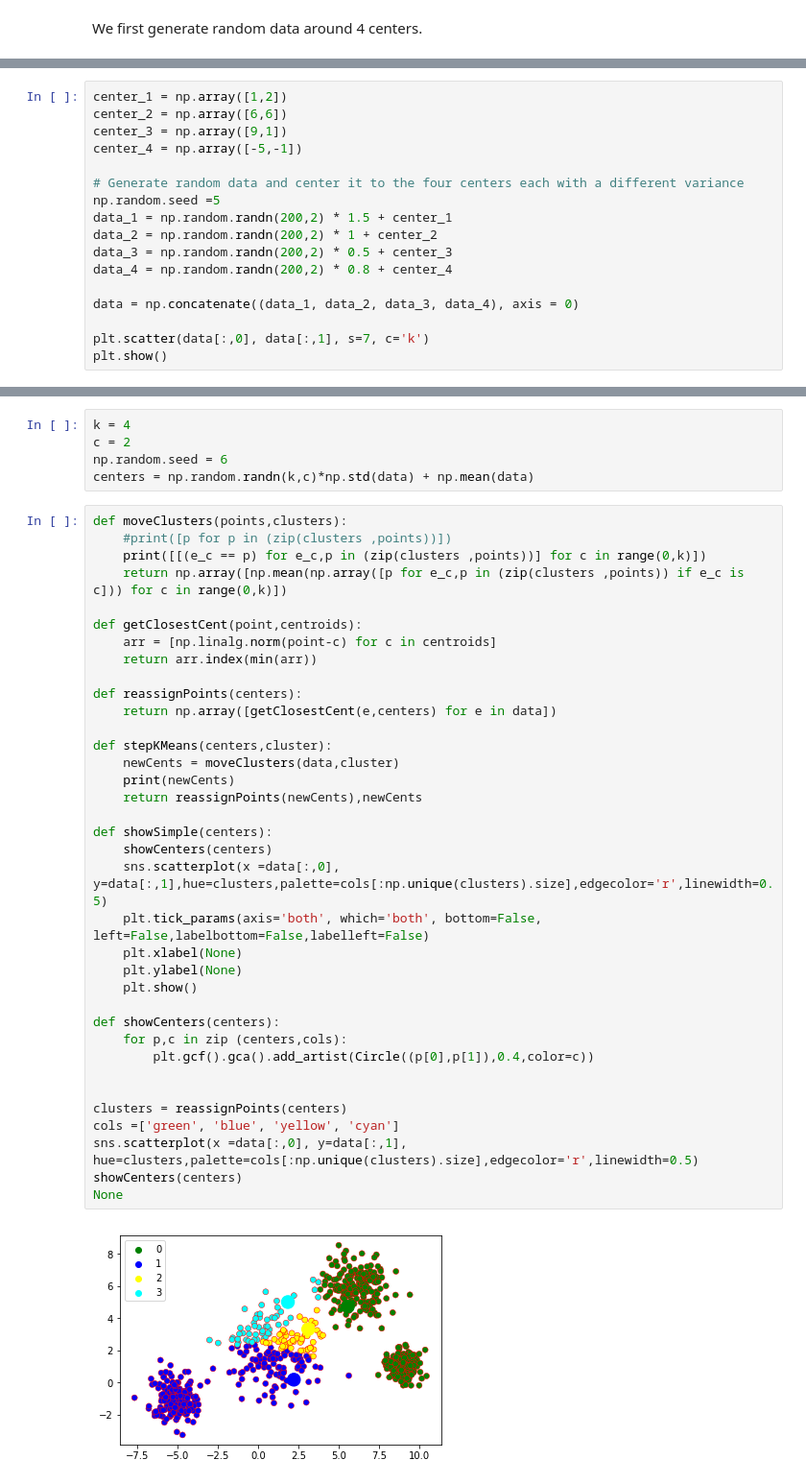
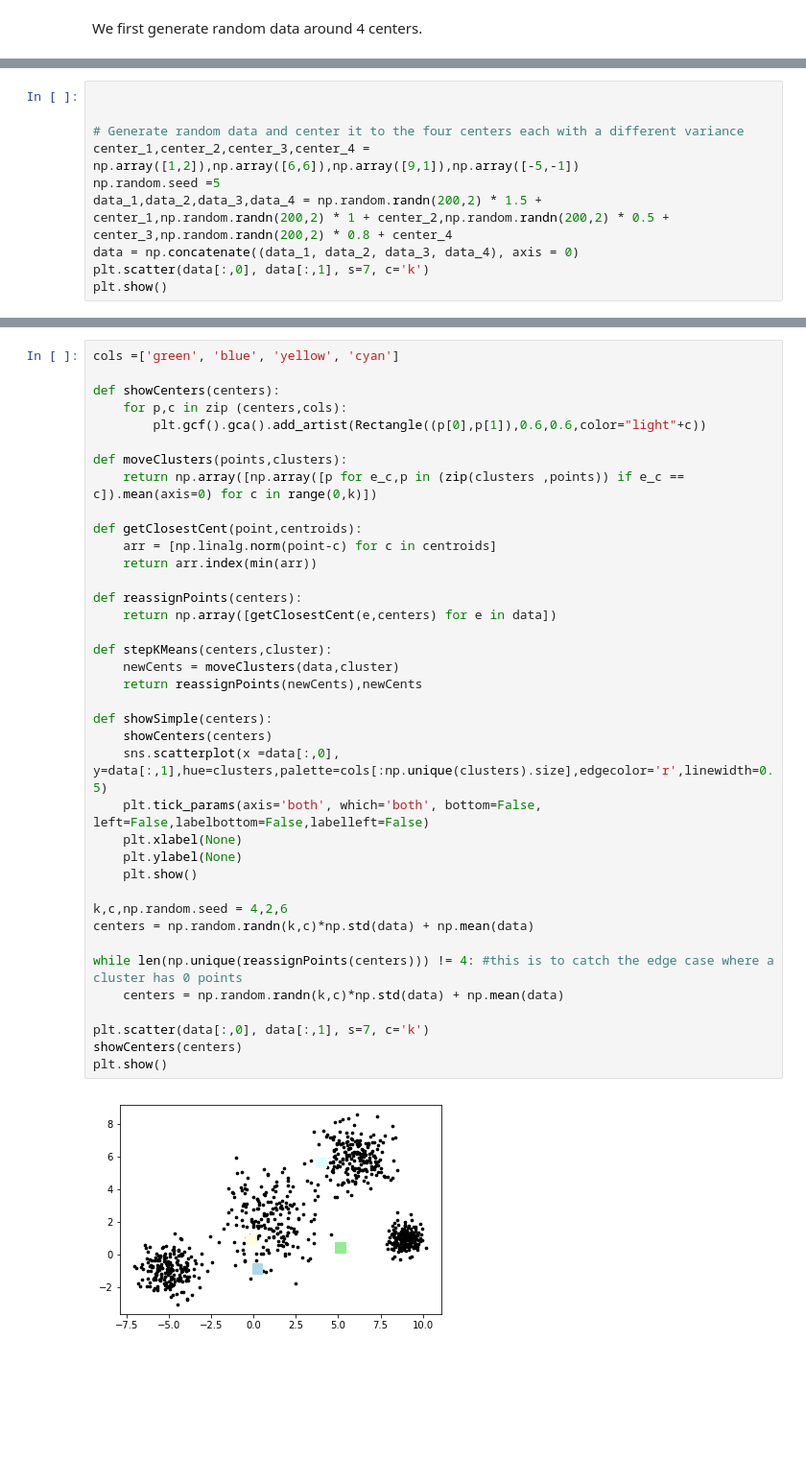
Before and after one commit to billy1234/DataScience-Portfolio, a Jupyter notebook: Portfolio3.ipynb, the cells around one changed output, grey strips where cells are left out. Shown: that part at 96% size. Saved outputs shown, nothing was run; the diff lists cells and outputs as text; blank space fills up the shorter version.

```diff
--- a/Portfolio3.ipynb
+++ b/Portfolio3.ipynb
@@ -12,19 +12,12 @@ from matplotlib.patches import Circle
 %matplotlib inline
 # %%
-center_1 = np.array([1,2])
-center_2 = np.array([6,6])
-center_3 = np.array([9,1])
-center_4 = np.array([-5,-1])
+
 
 # Generate random data and center it to the four centers each with a different variance
+center_1,center_2,center_3,center_4 = np.array([1,2]),np.array([6,6]),np.array([9,1]),np.array([-5,-1])
 np.random.seed =5
-data_1 = np.random.randn(200,2) * 1.5 + center_1
-data_2 = np.random.randn(200,2) * 1 + center_2
-data_3 = np.random.randn(200,2) * 0.5 + center_3
-data_4 = np.random.randn(200,2) * 0.8 + center_4
-
+data_1,data_2,data_3,data_4 = np.random.randn(200,2) * 1.5 + center_1,np.random.randn(200,2) * 1 + center_2,np.random.randn(200,2) * 0.5 + center_3,np.random.randn(200,2) * 0.8 + center_4
 data = np.concatenate((data_1, data_2, data_3, data_4), axis = 0)
-
 plt.scatter(data[:,0], data[:,1], s=7, c='k')
 plt.show()
 # %% [output]
@@ -41,43 +25,40 @@ This part of portfolio should contain at least:
-# %%
-k = 4
-c = 2
-np.random.seed = 6
-centers = np.random.randn(k,c)*np.std(data) + np.mean(data)
 # %%
+cols =['green', 'blue', 'yellow', 'cyan']
+
+def showCenters(centers):
+    for p,c in zip (centers,cols):
+        plt.gcf().gca().add_artist(Rectangle((p[0],p[1]),0.6,0.6,color="light"+c))
+
 def moveClusters(points,clusters):
-    #print([p for p in (zip(clusters ,points))])
-    print([[(e_c == p) for e_c,p in (zip(clusters ,points))] for c in range(0,k)])
-    return np.array([np.mean(np.array([p for e_c,p in (zip(clusters ,points)) if e_c is c])) for c in range(0,k)])
+    return np.array([np.array([p for e_c,p in (zip(clusters ,points)) if e_c == c]).mean(axis=0) for c in range(0,k)])
 
 def getClosestCent(point,centroids):
     arr = [np.linalg.norm(point-c) for c in centroids]
     return arr.index(min(arr))
 
 def reassignPoints(centers):
     return np.array([getClosestCent(e,centers) for e in data])
 
 def stepKMeans(centers,cluster):
     newCents = moveClusters(data,cluster)
-    print(newCents)
     return reassignPoints(newCents),newCents
 
 def showSimple(centers):
     showCenters(centers)
     sns.scatterplot(x =data[:,0], y=data[:,1],hue=clusters,palette=cols[:np.unique(clusters).size],edgecolor='r',linewidth=0.5)
     plt.tick_params(axis='both', which='both', bottom=False, left=False,labelbottom=False,labelleft=False)
     plt.xlabel(None)
     plt.ylabel(None)
     plt.show()
 
-def showCenters(centers):
-    for p,c in zip (centers,cols):
-        plt.gcf().gca().add_artist(Circle((p[0],p[1]),0.4,color=c))
+k,c,np.random.seed = 4,2,6
+centers = np.random.randn(k,c)*np.std(data) + np.mean(data)
 
+while len(np.unique(reassignPoints(centers))) != 4: #this is to catch the edge case where a cluster has 0 points
+    centers = np.random.randn(k,c)*np.std(data) + np.mean(data)
 
-clusters = reassignPoints(centers)
-cols =['green', 'blue', 'yellow', 'cyan']
-sns.scatterplot(x =data[:,0], y=data[:,1], hue=clusters,palette=cols[:np.unique(clusters).size],edgecolor='r',linewidth=0.5)
+plt.scatter(data[:,0], data[:,1], s=7, c='k')
 showCenters(centers)
-None
+plt.show()
 # %% [output]
-[figure, old version]
+[figure, new version]
```
Also changed, not shown: parts of 10 cells of this notebook, 1 other file.
